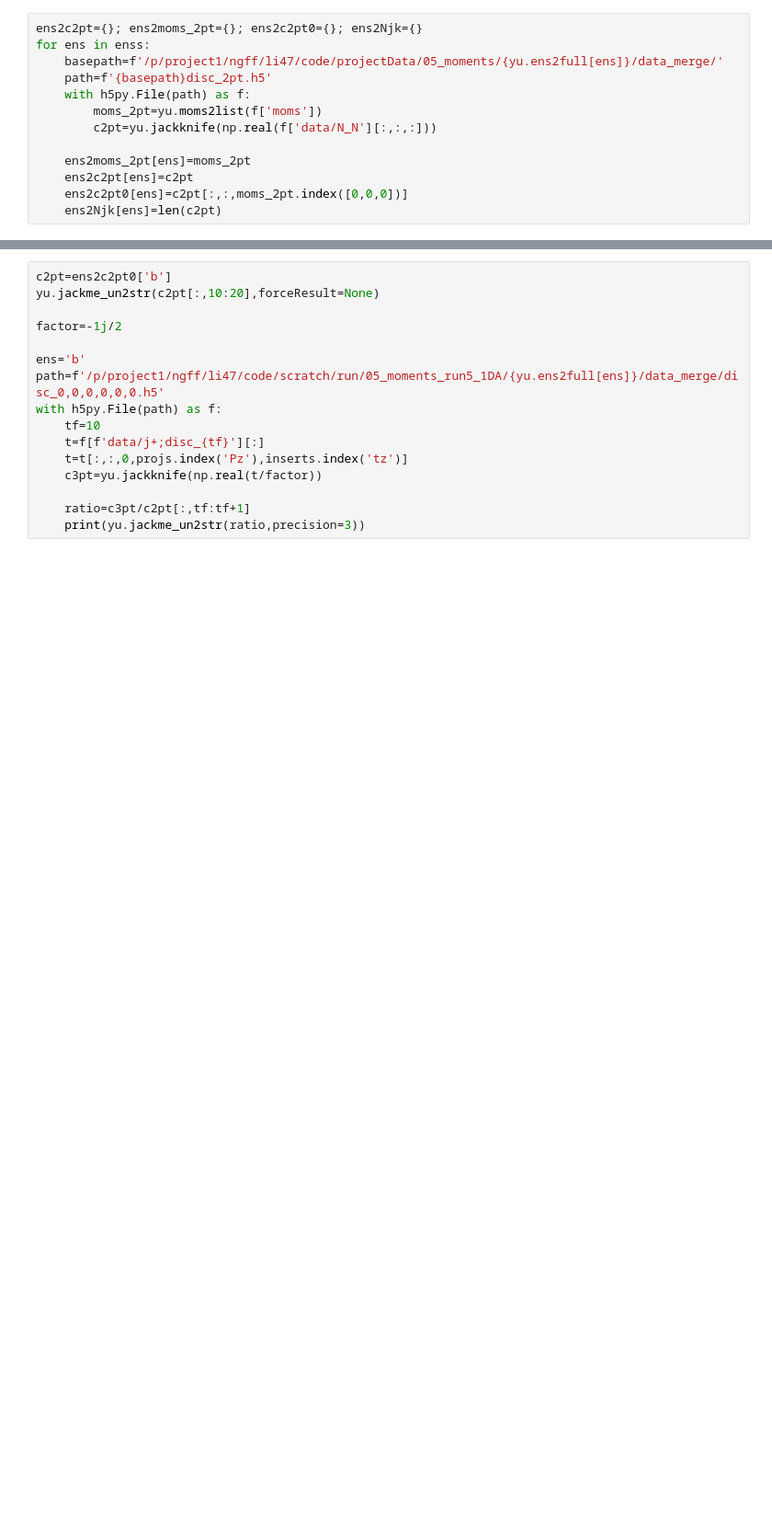
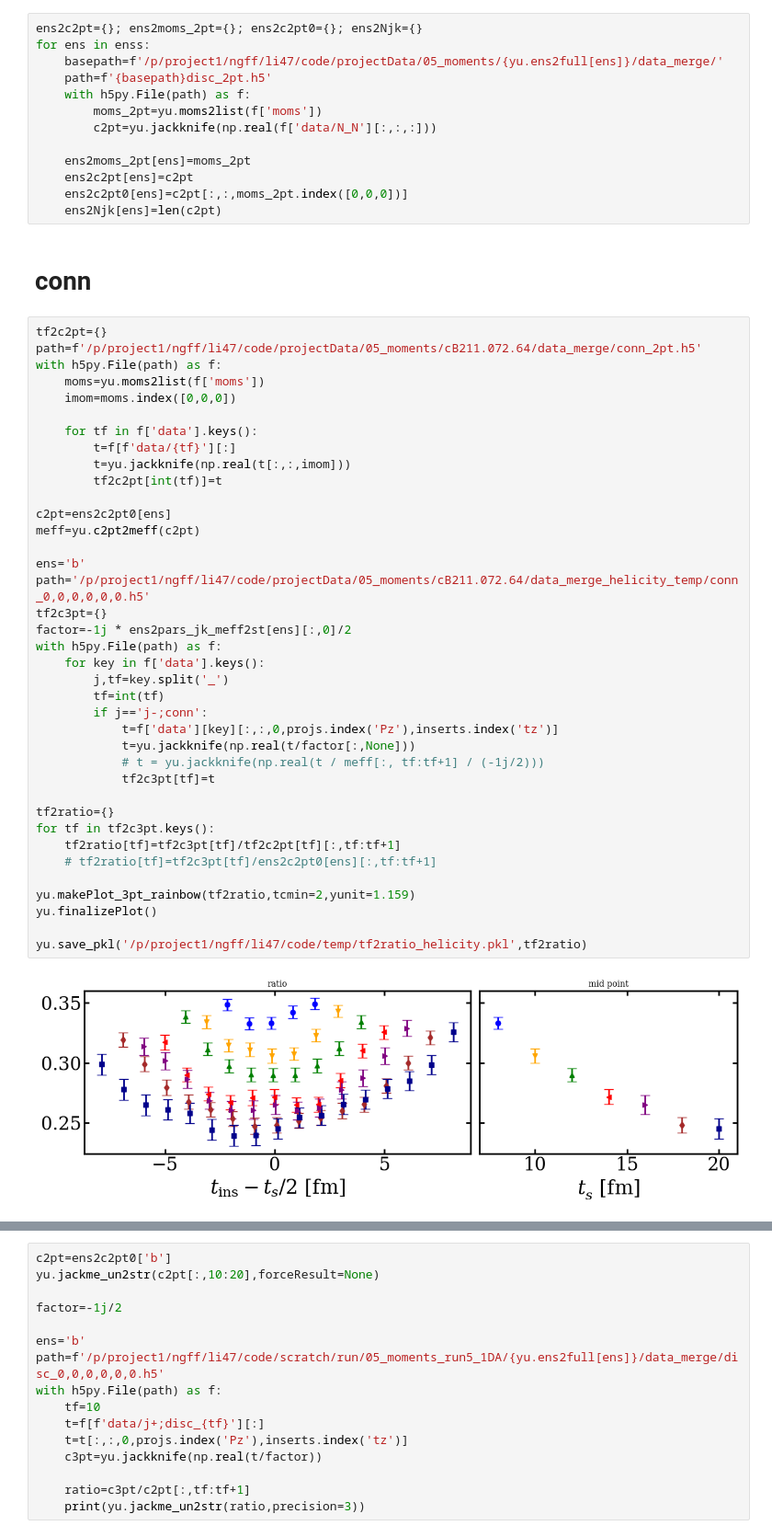
Before and after one commit to lee14916/glwc3, a Jupyter notebook: project2/05_moments/check_helicity_priyajit.ipynb, the cells around one changed output, grey strips where cells are left out. Shown at 92% size. Cells and saved outputs as stored; diff of their text form; blank space fills up the shorter version.

```diff
--- a/project2/05_moments/check_helicity_priyajit.ipynb
+++ b/project2/05_moments/check_helicity_priyajit.ipynb
@@ -28,3 +28,45 @@ for ens in enss:
     ens2c2pt[ens]=c2pt
     ens2c2pt0[ens]=c2pt[:,:,moms_2pt.index([0,0,0])]
     ens2Njk[ens]=len(c2pt)
+# %% [markdown]
+# conn
+# %%
+tf2c2pt={}
+path=f'/p/project1/ngff/li47/code/projectData/05_moments/cB211.072.64/data_merge/conn_2pt.h5'
+with h5py.File(path) as f:
+    moms=yu.moms2list(f['moms'])
+    imom=moms.index([0,0,0])
+
+    for tf in f['data'].keys():
+        t=f[f'data/{tf}'][:]
+        t=yu.jackknife(np.real(t[:,:,imom]))
+        tf2c2pt[int(tf)]=t
+
+c2pt=ens2c2pt0[ens]
+meff=yu.c2pt2meff(c2pt)
+
+ens='b'
+path='/p/project1/ngff/li47/code/projectData/05_moments/cB211.072.64/data_merge_helicity_temp/conn_0,0,0,0,0,0.h5'
+tf2c3pt={}
+factor=-1j * ens2pars_jk_meff2st[ens][:,0]/2
+with h5py.File(path) as f:
+    for key in f['data'].keys():
+        j,tf=key.split('_')
+        tf=int(tf)
+        if j=='j-;conn':
+            t=f['data'][key][:,:,0,projs.index('Pz'),inserts.index('tz')]
+            t=yu.jackknife(np.real(t/factor[:,None]))
+            # t = yu.jackknife(np.real(t / meff[:, tf:tf+1] / (-1j/2)))
+            tf2c3pt[tf]=t
+
+tf2ratio={}
+for tf in tf2c3pt.keys():
+    tf2ratio[tf]=tf2c3pt[tf]/tf2c2pt[tf][:,tf:tf+1]
+    # tf2ratio[tf]=tf2c3pt[tf]/ens2c2pt0[ens][:,tf:tf+1]
+
+yu.makePlot_3pt_rainbow(tf2ratio,tcmin=2,yunit=1.159)
+yu.finalizePlot()
+
+yu.save_pkl('/p/project1/ngff/li47/code/temp/tf2ratio_helicity.pkl',tf2ratio)
+# %% [output]
+[figure, added]
```
Also changed, not shown: parts of 2 cells of this notebook, 19 other files.
